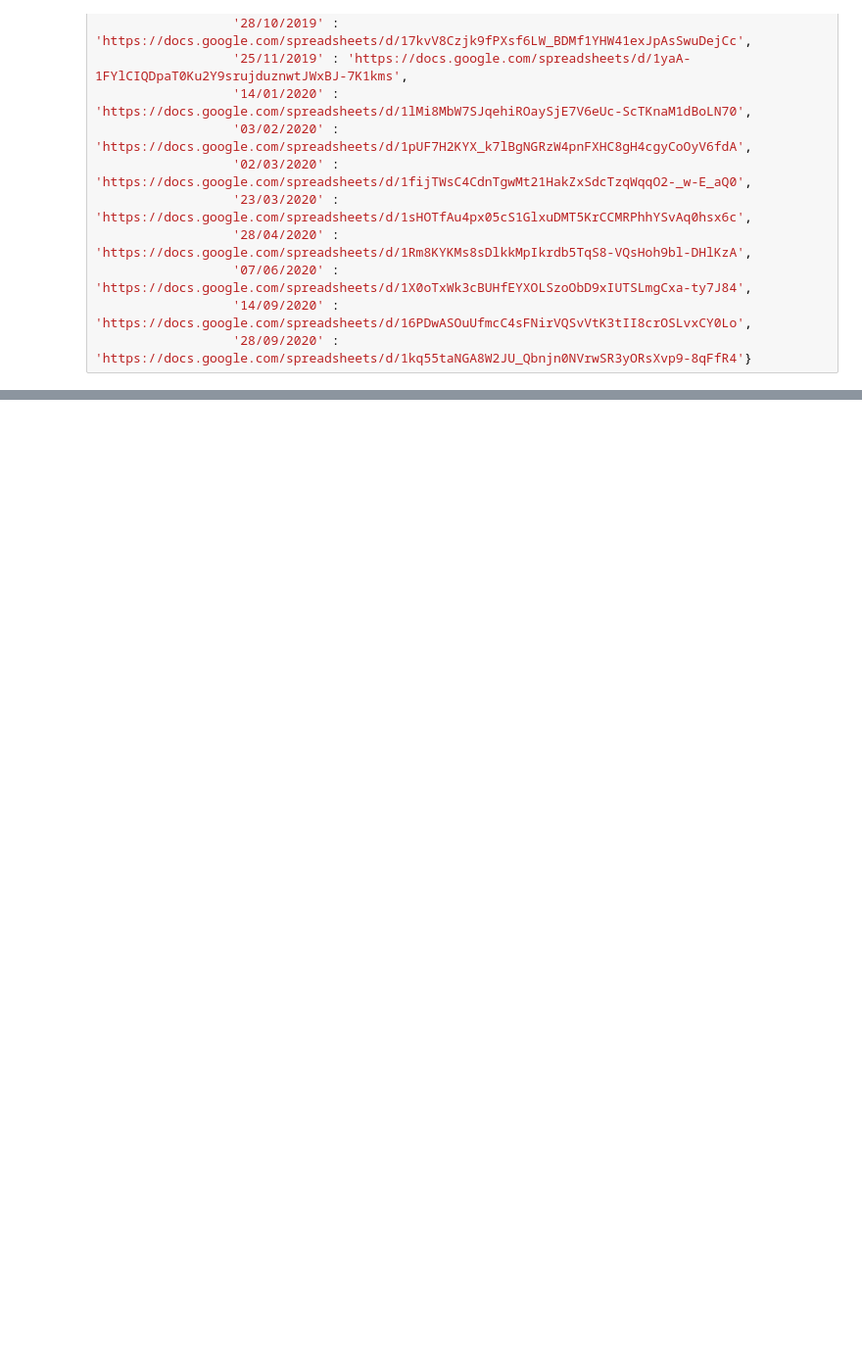
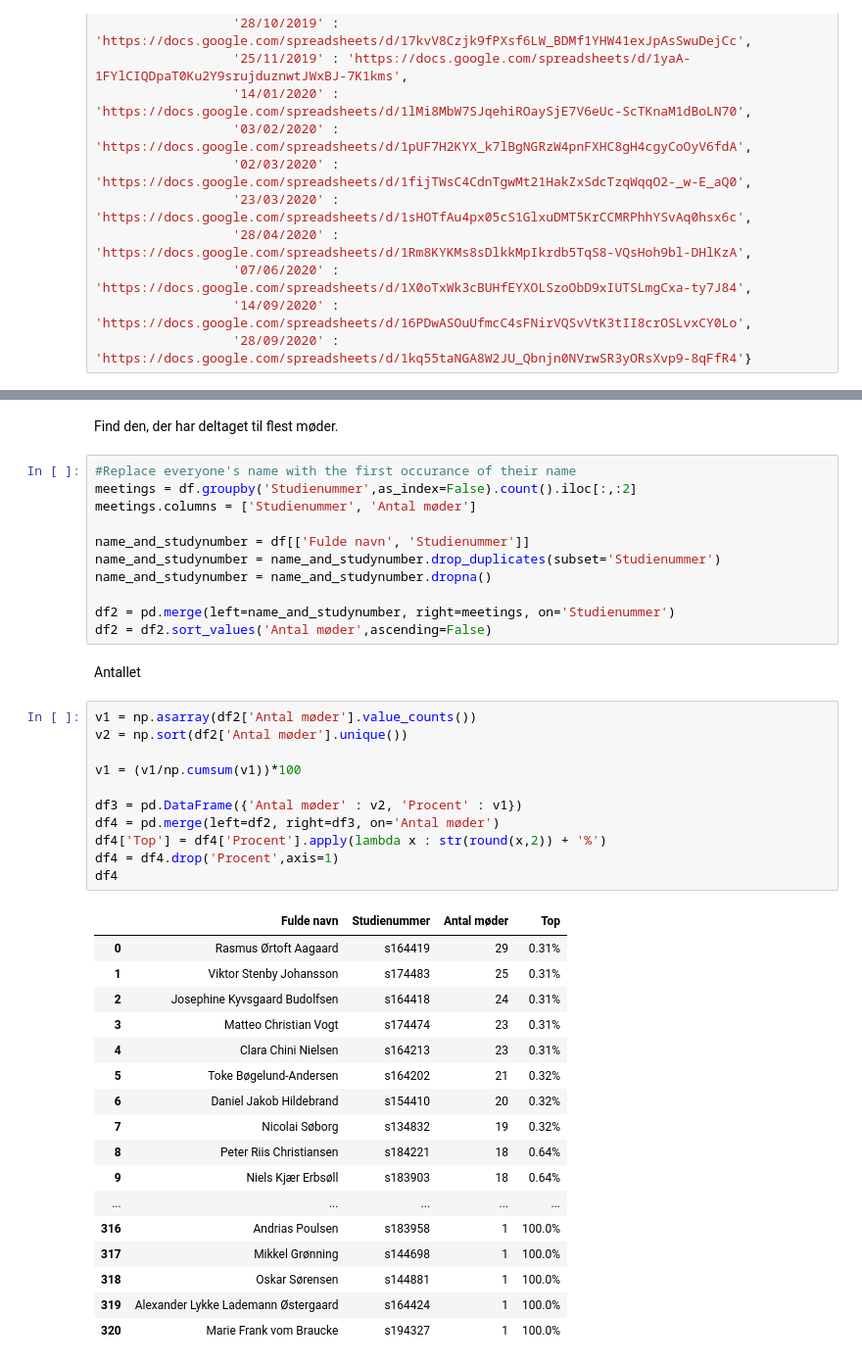
Before and after one commit to SMKIDRaadet/SMKID_Analysis, a Jupyter notebook: SMKID_Deltagere.ipynb, the cells around one changed output, grey strips where cells are left out. Shown: that part at 98% size. Saved outputs shown, nothing was run; the diff lists cells and outputs as text; blank space fills up the shorter version.

```diff
--- a/SMKID_Deltagere.ipynb
+++ b/SMKID_Deltagere.ipynb
@@ -80,0 +141,44 @@ for i in range(len(dates)):
+# %% [markdown]
+Find den, der har deltaget til flest møder.
+# %%
+#Replace everyone's name with the first occurance of their name
+meetings = df.groupby('Studienummer',as_index=False).count().iloc[:,:2]
+meetings.columns = ['Studienummer', 'Antal møder']
+
+name_and_studynumber = df[['Fulde navn', 'Studienummer']]
+name_and_studynumber = name_and_studynumber.drop_duplicates(subset='Studienummer')
+name_and_studynumber = name_and_studynumber.dropna()
+
+df2 = pd.merge(left=name_and_studynumber, right=meetings, on='Studienummer')
+df2 = df2.sort_values('Antal møder',ascending=False)
+# %% [markdown]
+Antallet
+# %%
+v1 = np.asarray(df2['Antal møder'].value_counts())
+v2 = np.sort(df2['Antal møder'].unique())
+
+v1 = (v1/np.cumsum(v1))*100
+
+df3 = pd.DataFrame({'Antal møder' : v2, 'Procent' : v1})
+df4 = pd.merge(left=df2, right=df3, on='Antal møder')
+df4['Top'] = df4['Procent'].apply(lambda x : str(round(x,2)) + '%')
+df4 = df4.drop('Procent',axis=1)
+df4
+# %% [output]
+|  | Fulde navn | Studienummer | Antal møder | Top |
+| 0 | Rasmus Ørtoft Aagaard | s164419 | 29 | 0.31% |
+| 1 | Viktor Stenby Johansson | s174483 | 25 | 0.31% |
+| 2 | Josephine Kyvsgaard Budolfsen | s164418 | 24 | 0.31% |
+| 3 | Matteo Christian Vogt | s174474 | 23 | 0.31% |
+| 4 | Clara Chini Nielsen | s164213 | 23 | 0.31% |
+| 5 | Toke Bøgelund-Andersen | s164202 | 21 | 0.32% |
+| 6 | Daniel Jakob Hildebrand | s154410 | 20 | 0.32% |
+| 7 | Nicolai Søborg | s134832 | 19 | 0.32% |
+| 8 | Peter Riis Christiansen | s184221 | 18 | 0.64% |
+| 9 | Niels Kjær Erbsøll | s183903 | 18 | 0.64% |
+| ... | ... | ... | ... | ... |
+| 316 | Andrias Poulsen | s183958 | 1 | 100.0% |
+| 317 | Mikkel Grønning | s144698 | 1 | 100.0% |
+| 318 | Oskar Sørensen | s144881 | 1 | 100.0% |
+| 319 | Alexander Lykke Lademann Østergaard | s164424 | 1 | 100.0% |
+| 320 | Marie Frank vom Braucke | s194327 | 1 | 100.0% |
```
Also changed, not shown: parts of 3 cells of this notebook.
